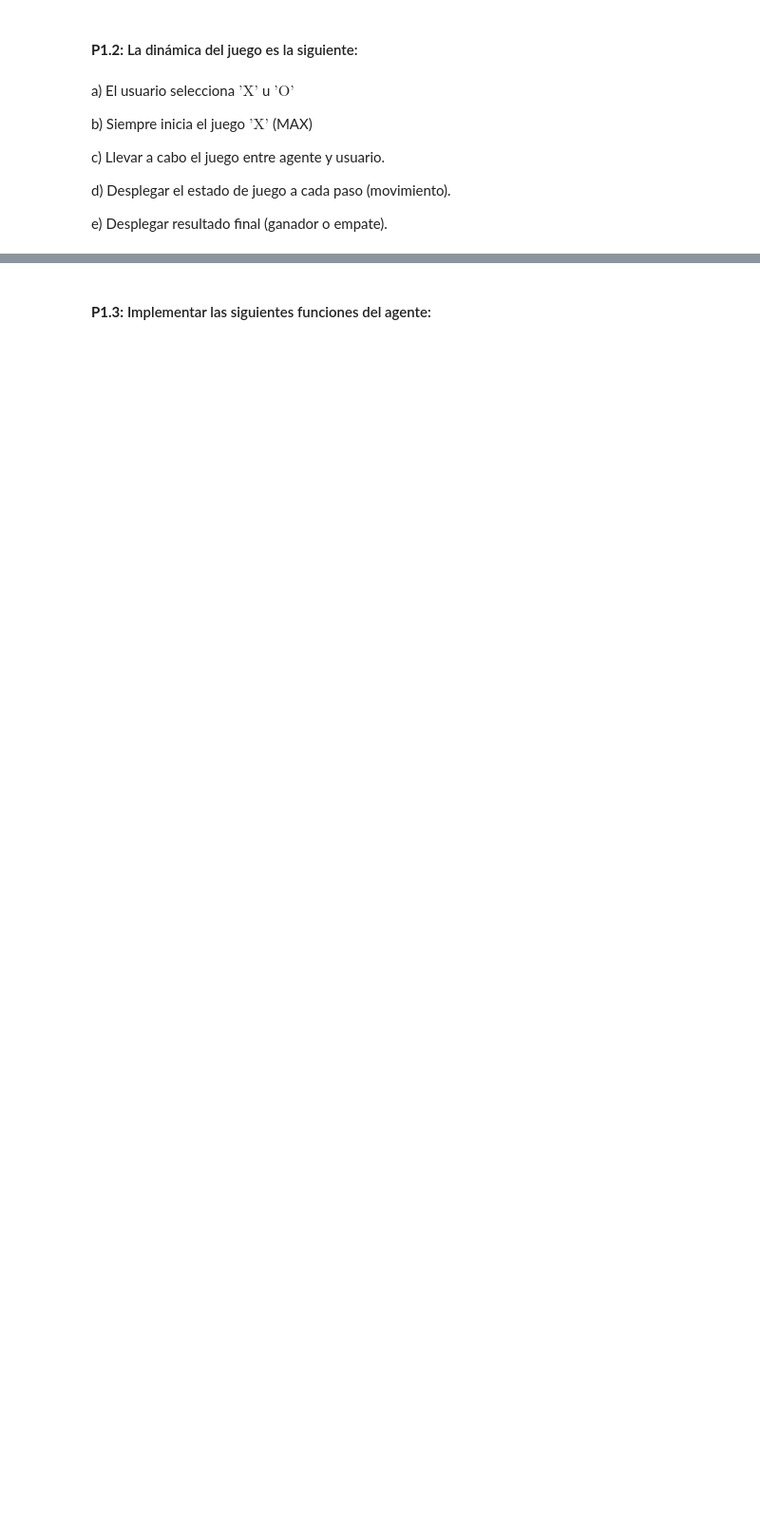
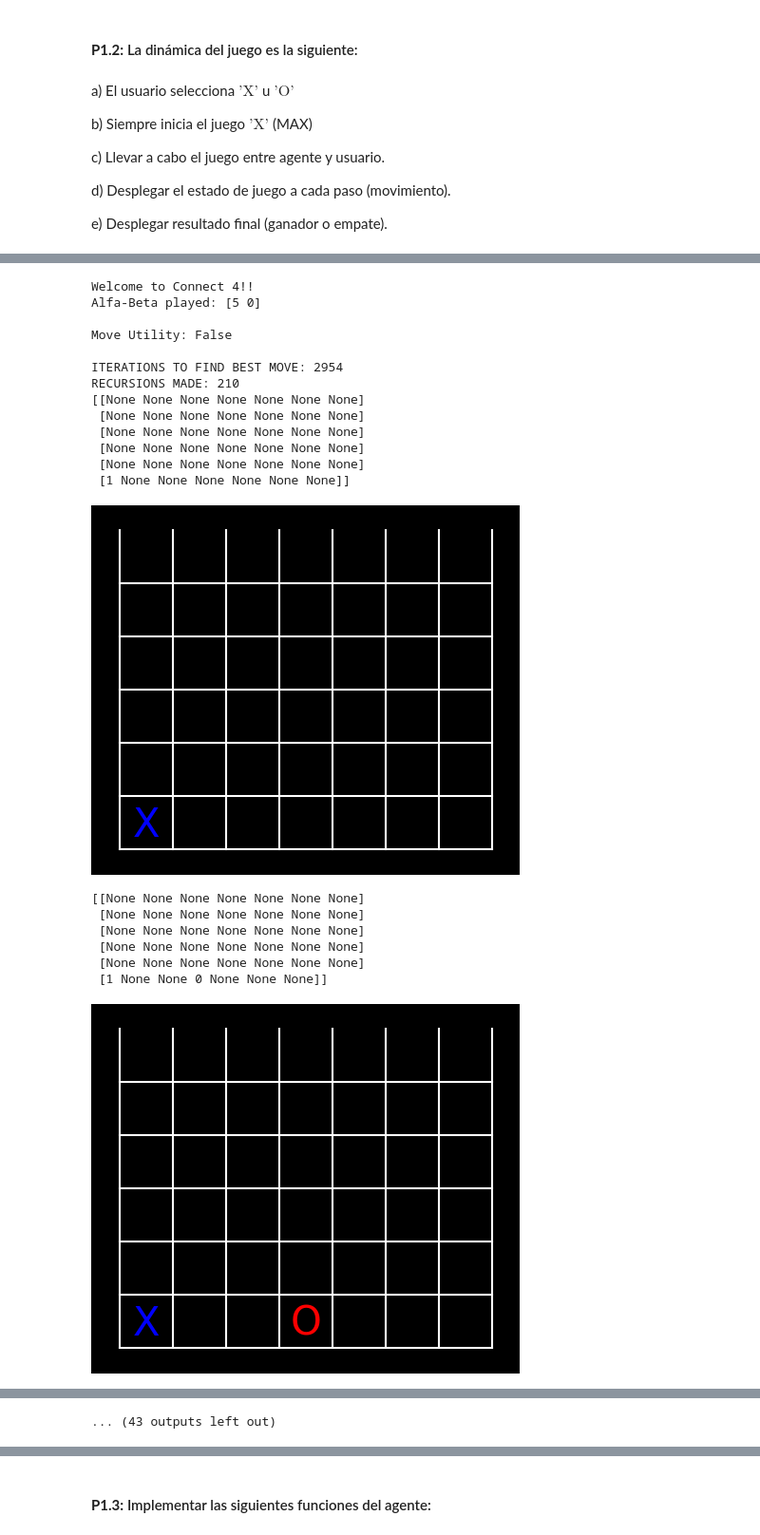
Before and after one commit to Daniels1610/CI008-Dagraz, a Jupyter notebook: labs/P03.ipynb, the cells around one changed output, grey strips where cells are left out. Shown at 95% size. Drawn from its saved outputs; the diff is of its cells as text; code cells hidden in the pictures; blank space fills up the shorter version.

```diff
--- a/labs/P03.ipynb
+++ b/labs/P03.ipynb
@@ -203,0 +339,15 @@ e) Desplegar resultado final (ganador o empate).
+# %%
+def play(game:Board, x_player:Player, o_player:Player) -> None:
+    while (np.any(game.state == None) and not game.is_terminal()):
+        # Gets Player X/O move
+        move = x_player.get_move(game) if game.player() == 'X' else o_player.get_move(game)
+        game.make_move(move)
+
+        print(f"{game.state}\n")
+        game.update_board(move)
+        display(game.board)
+    winner = game.winner()
+    if winner == 'X': print(f"PLAYER {x_player.letter} HAS WON!!")
+    elif winner == 'O': print(f"PLAYER {o_player.letter} HAS WON!!")
+    else: print(f"GAME ENDED IN A DRAW!")
+    game.init_state()
@@ -203,0 +358,32 @@ e) Desplegar resultado final (ganador o empate).
+# %%
+print("Welcome to Connect 4!!")
+human_player = input("Select your Player X/O: ")
+t = Board(GAME_DIMS)
+x_player = HumanPlayer('X') if human_player == 'X' else SmartComputerPlayer('X')
+o_player = HumanPlayer('O') if human_player == 'O' else SmartComputerPlayer('O')
+# x_player = RandomComputerPlayer('X')
+# o_player = RandomComputerPlayer('O')
+
+play(t, x_player, o_player)
+# %% [output]
+Welcome to Connect 4!!
+Alfa-Beta played: [5 0]
+
+Move Utility: False
+
+ITERATIONS TO FIND BEST MOVE: 2954
+RECURSIONS MADE: 210
+[[None None None None None None None]
+ [None None None None None None None]
+ [None None None None None None None]
+ [None None None None None None None]
+ [None None None None None None None]
+ [1 None None None None None None]]
+[figure, added]
+[[None None None None None None None]
+ [None None None None None None None]
+ [None None None None None None None]
+ [None None None None None None None]
+ [None None None None None None None]
+ [1 None None 0 None None None]]
+[figure, added]
@@ -203,0 +430 @@ e) Desplegar resultado final (ganador o empate).
+... (43 outputs left out)
```
Also changed, not shown: parts of 20 cells of this notebook, 6 other files.
